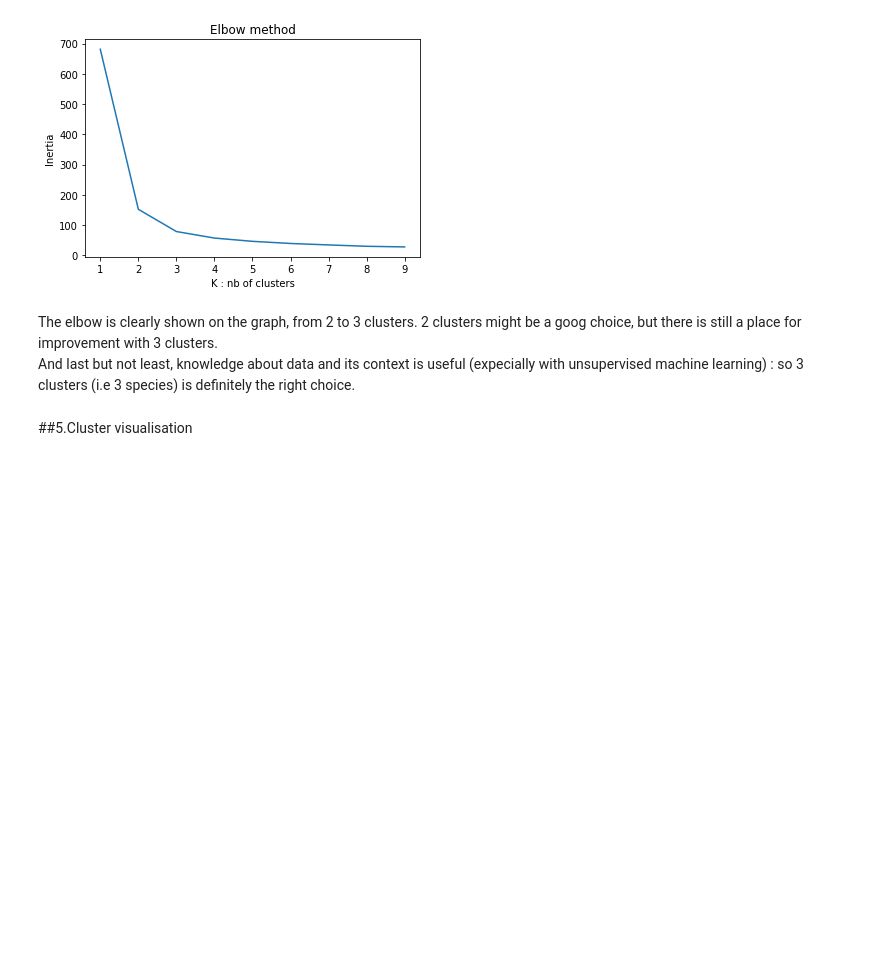
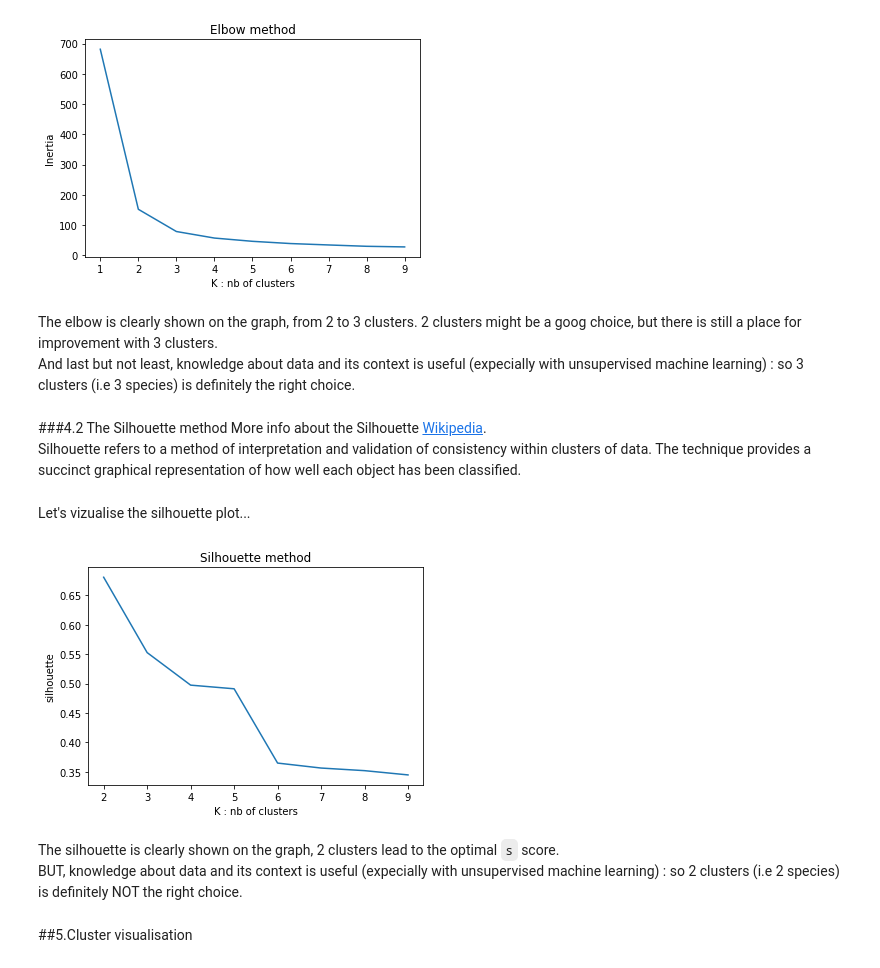
Before and after one commit to remijul/tutorial, a Jupyter notebook: K_means_clustering_on_Iris_dataset.ipynb, the cells around one changed output. Drawn from its saved outputs; the diff is of its cells as text; code cells hidden in the pictures; blank space fills up the shorter version.

```diff
--- a/K_means_clustering_on_Iris_dataset.ipynb
+++ b/K_means_clustering_on_Iris_dataset.ipynb
@@ -161,6 +161,37 @@ plt.show()
 # %% [markdown]
 The elbow is clearly shown on the graph, from 2 to 3 clusters. 2 clusters might be a goog choice, but there is still a place for improvement with 3 clusters.
 And last but not least, knowledge about data and its context is useful (expecially with unsupervised machine learning) : so 3 clusters (i.e 3 species) is definitely the right choice.
+# %% [markdown]
+###4.2 The Silhouette method
+More info about the Silhouette [Wikipedia](https://en.wikipedia.org/wiki/Silhouette_(clustering)).
+Silhouette refers to a method of interpretation and validation of consistency within clusters of data.
+The technique provides a succinct graphical representation of how well each object has been classified.
+# %%
+silhouette = []
+K = range(2,10)
+
+for k in K:
+  #Build / Fit the model
+  model_kmean = KMeans(n_clusters=k).fit(iris.data)
+
+  # Labels of clusters
+  labels = model_kmean.labels_
+
+  # Store inertia in a list
+  silhouette.append(metrics.silhouette_score(iris.data, labels, metric='euclidean'))
+# %% [markdown]
+Let's vizualise the silhouette plot...
+# %%
+plt.title("Silhouette method")
+plt.xlabel("K : nb of clusters")
+plt.ylabel("silhouette")
+plt.plot(K, silhouette)
+plt.show()
+# %% [output]
+[figure, added]
+# %% [markdown]
+The silhouette is clearly shown on the graph, 2 clusters lead to the optimal `s` score.
+BUT, knowledge about data and its context is useful (expecially with unsupervised machine learning) : so 2 clusters (i.e 2 species) is definitely NOT the right choice.
 # %% [markdown]
 ##5.Cluster visualisation
 # %% [markdown]
```
Also changed, not shown: parts of 2 cells of this notebook.
